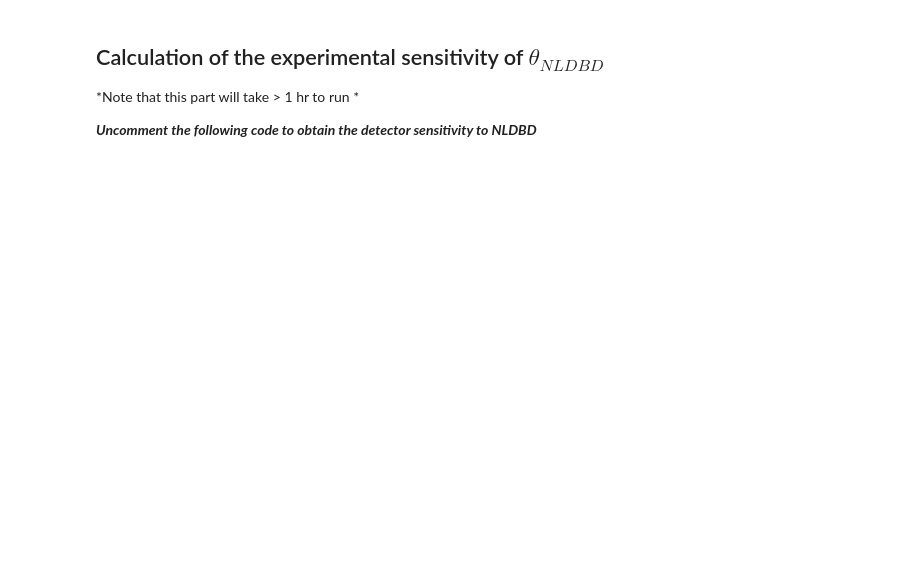
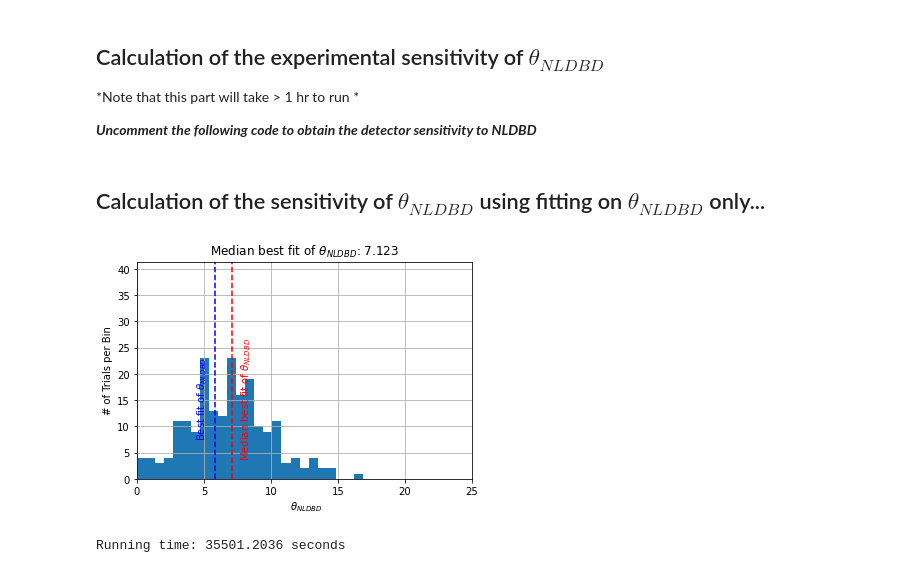
Before and after one commit to Haiwenxu/DSC_291_Freq_Fitting, a Jupyter notebook: DSC_291_final.ipynb, the cells around one changed output. Saved outputs shown, nothing was run; the diff lists cells and outputs as text; code cells hidden in the pictures; blank space fills up the shorter version.

```diff
--- a/DSC_291_final.ipynb
+++ b/DSC_291_final.ipynb
@@ -673,0 +718,5 @@ Upper-limit on Signal Rate: 11.72
+# %% [markdown]
+## Calculation of the sensitivity of $θ_{NLDBD} $ using fitting on $θ_{NLDBD}$ only...
+# %%
+# Number of total trial wish to iteral through....
+N_trials = 200
@@ -674,17 +802,25 @@ Upper-limit on Signal Rate: 11.72
 # %%
-# limit_median = np.median(limit_arr)
+limit_median = np.median(limit_arr)
 
-# limit_bins, limit_edges,_ = plt.hist(limit_arr,bins=25)
-# plt.vlines(limit_median,limit_bins.min(),limit_bins.max()+20,colors='r',linestyles='--')
-# plt.vlines(real_closest_rate,limit_bins.min(),limit_bins.max()+20,colors='b',linestyle='--')
-# plt.ylim(limit_bins.min(),limit_bins.max()+20)
-# plt.xlim(0,35)
-# plt.title('Median 90% Sensitivity: ' + str(np.round(limit_median,3)))
-# plt.xlabel(r' $\theta_{NLDBD}$ Confidence Limit')
-# plt.ylabel('# of Trials per Bin')
-# plt.text(limit_median + 1, 150, 'Median 90% Sensitivity', horizontalalignment='center',
-#      verticalalignment='center',c='r',rotation=90)
-# plt.text(real_closest_rate +1, 150, 'Confidance Limit (detectorTarget)', horizontalalignment='center',
-#      verticalalignment='center',c='b',rotation=90)
-# plt.grid()
-# plt.show()
+limit_bins, limit_edges,_ = plt.hist(limit_arr,bins=25)
+plt.vlines(limit_median,limit_bins.min(),limit_bins.max()+20,colors='r',linestyles='--')
+plt.vlines(best_fit_S,limit_bins.min(),limit_bins.max()+20,colors='b',linestyle='--')
+plt.ylim(limit_bins.min(),limit_bins.max()*1.8)
+plt.xlim(0,25)
+plt.title(r'Median best fit of $\theta_{NLDBD}$: ' + str(np.round(limit_median,3)))
+plt.xlabel(r' $\theta_{NLDBD}$')
+plt.ylabel('# of Trials per Bin')
+plt.text(limit_median + 1, max(limit_arr)/1.1, r'Median best fit of $\theta_{NLDBD}$', horizontalalignment='center',
+     verticalalignment='center',c='r',rotation=90)
+plt.text(best_fit_S - 1, max(limit_arr)/1.1, r'Best fit of $\theta_{NLDBD}$', horizontalalignment='center',
+     verticalalignment='center',c='b',rotation=90)
+plt.grid()
+plt.show()
+# %% [output]
+[figure, added]
+# %%
+time.sleep(2)  # Example of some operation
+end = time.time()
+print(f"Running time: {end - start:.4f} seconds")
+# %% [output]
+Running time: 35501.2036 seconds
```
Also changed, not shown: parts of 12 cells of this notebook.
